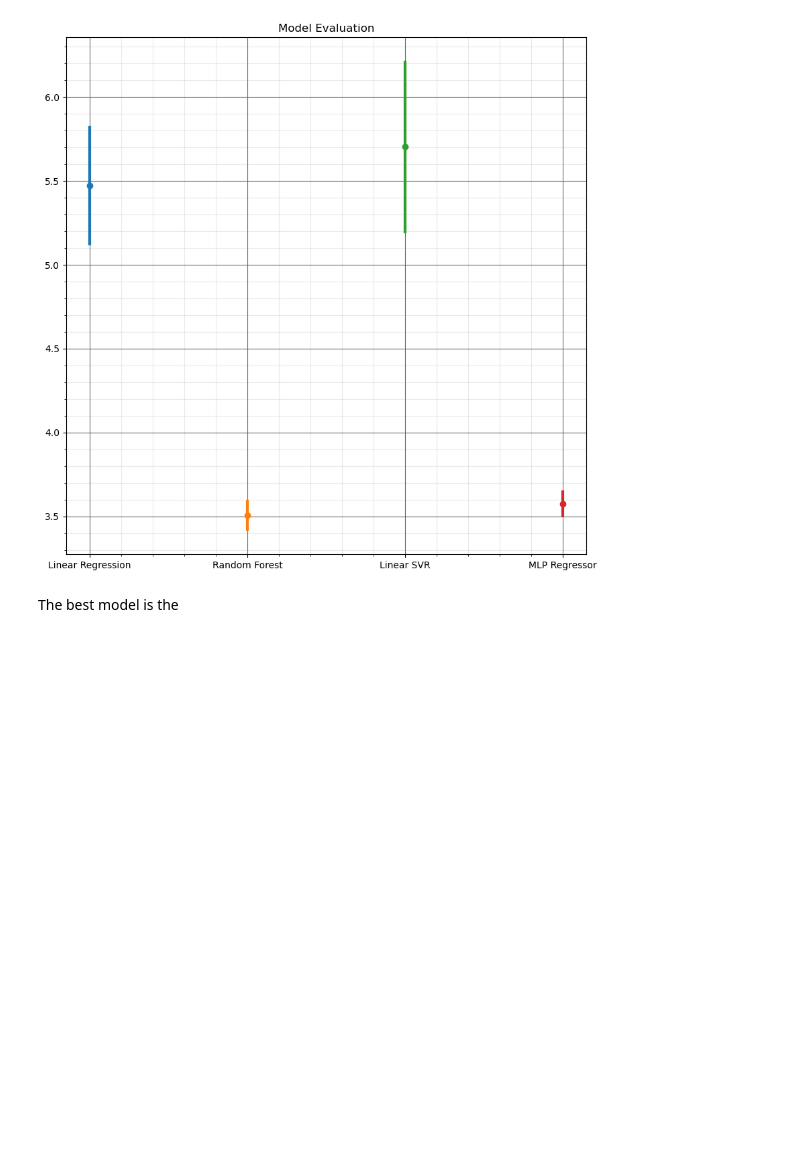
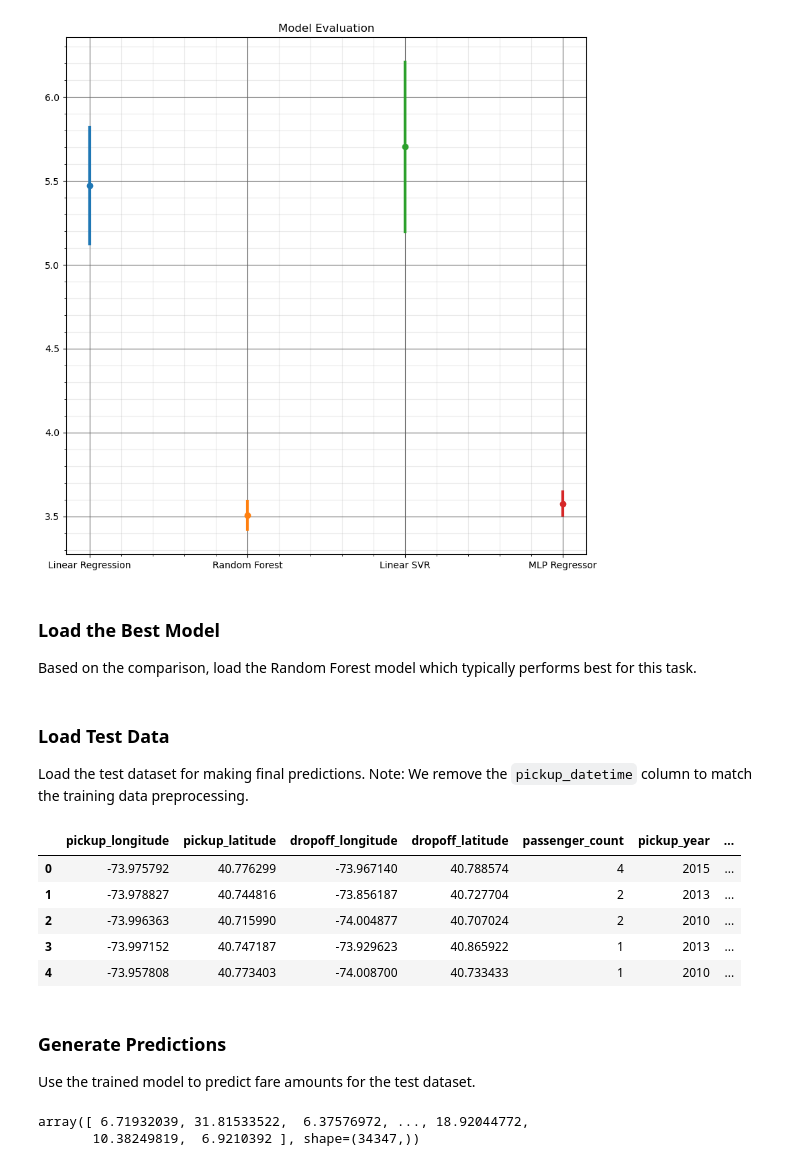
Before and after one commit to cj-chavarria/Uber-Fare-Prediction, a Jupyter notebook: ML-Uber-Fare-Prediction.ipynb, the cells around one changed output. Cells and saved outputs as stored; diff of their text form; code cells hidden in the pictures; blank space fills up the shorter version.

```diff
--- a/ML-Uber-Fare-Prediction.ipynb
+++ b/ML-Uber-Fare-Prediction.ipynb
@@ -634,5 +896,7 @@ plt.grid('visible',
 plt.show()
 # %% [output]
 [figure]
-# %% [markdown]
-The best model is the
+# %% [markdown]
+### Load the Best Model
+
+Based on the comparison, load the Random Forest model which typically performs best for this task.
@@ -638,0 +905,26 @@ The best model is the
+# %% [markdown]
+### Load Test Data
+
+Load the test dataset for making final predictions. Note: We remove the `pickup_datetime` column to match the training data preprocessing.
+# %%
+X_test = pd.read_csv('data/uber_test.csv')
+X_test.drop(columns='pickup_datetime', inplace=True)
+X_test.head()
+# %% [output]
+|  | pickup_longitude | pickup_latitude | dropoff_longitude | dropoff_latitude | passenger_count | pickup_year | ... |
+| 0 | -73.975792 | 40.776299 | -73.967140 | 40.788574 | 4 | 2015 | ... |
+| 1 | -73.978827 | 40.744816 | -73.856187 | 40.727704 | 2 | 2013 | ... |
+| 2 | -73.996363 | 40.715990 | -74.004877 | 40.707024 | 2 | 2010 | ... |
+| 3 | -73.997152 | 40.747187 | -73.929623 | 40.865922 | 1 | 2013 | ... |
+| 4 | -73.957808 | 40.773403 | -74.008700 | 40.733433 | 1 | 2010 | ... |
+# %% [markdown]
+### Generate Predictions
+
+Use the trained model to predict fare amounts for the test dataset.
+# %%
+y_pred = best_model.predict(X_test)
+
+y_pred
+# %% [output]
+array([ 6.71932039, 31.81533522,  6.37576972, ..., 18.92044772,
+       10.38249819,  6.9210392 ], shape=(34347,))
```
Also changed, not shown: parts of 84 cells of this notebook, 2 other files.
